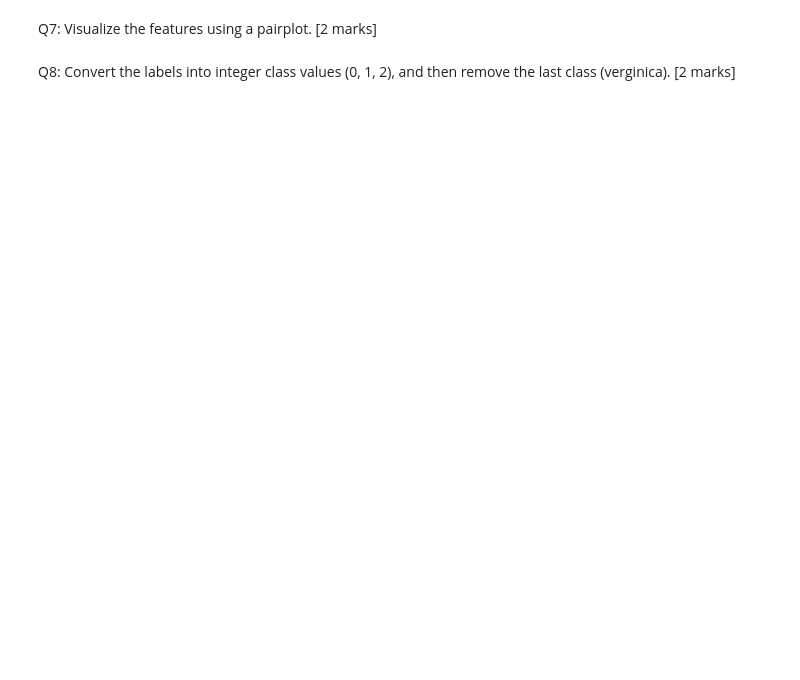
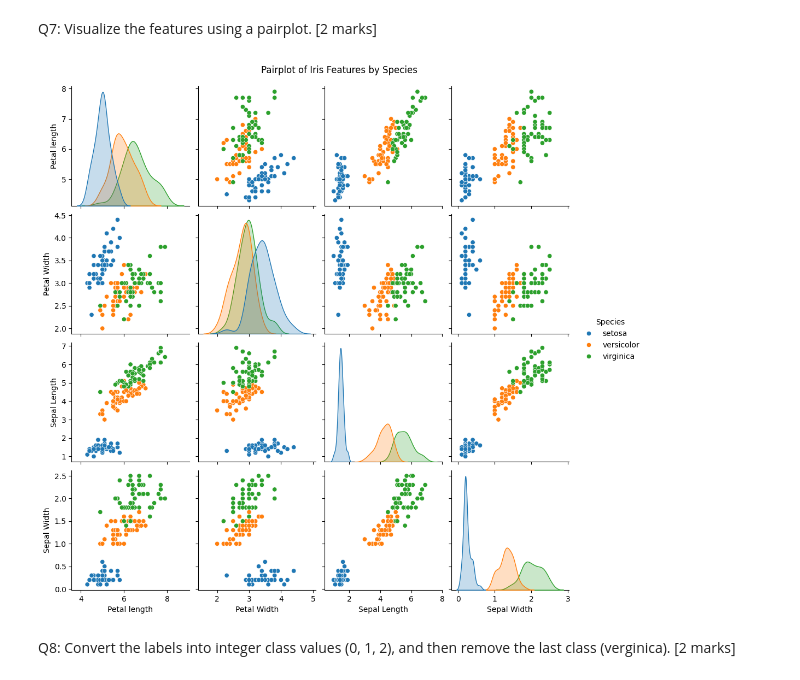
Before and after one commit to aloks6260/iitkgp_ds, a Jupyter notebook: M1-Assignment-Starter-Notebook.ipynb, the cells around one changed output. Cells and saved outputs as stored; diff of their text form; code cells hidden in the pictures; blank space fills up the shorter version.

```diff
--- a/M1-Assignment-Starter-Notebook.ipynb
+++ b/M1-Assignment-Starter-Notebook.ipynb
@@ -92,2 +154,12 @@ Q7: Visualize the features using a pairplot. [2 marks]
+# %%
+### YOUR CODE STARTS HERE ###
+# Create a pairplot to visualize feature relationships and class separability
+sns.pairplot(data, hue='Species', diag_kind='kde')
+plt.suptitle('Pairplot of Iris Features by Species', y=1.02) # Adjust suptitle position
+plt.show()
+
+### YOUR CODE ENDS HERE ###
+# %% [output]
+[figure, added]
 # %% [markdown]
 Q8: Convert the labels into integer class values (0, 1, 2), and then remove the last class (verginica). [2 marks]
```
Also changed, not shown: parts of 18 cells of this notebook.
